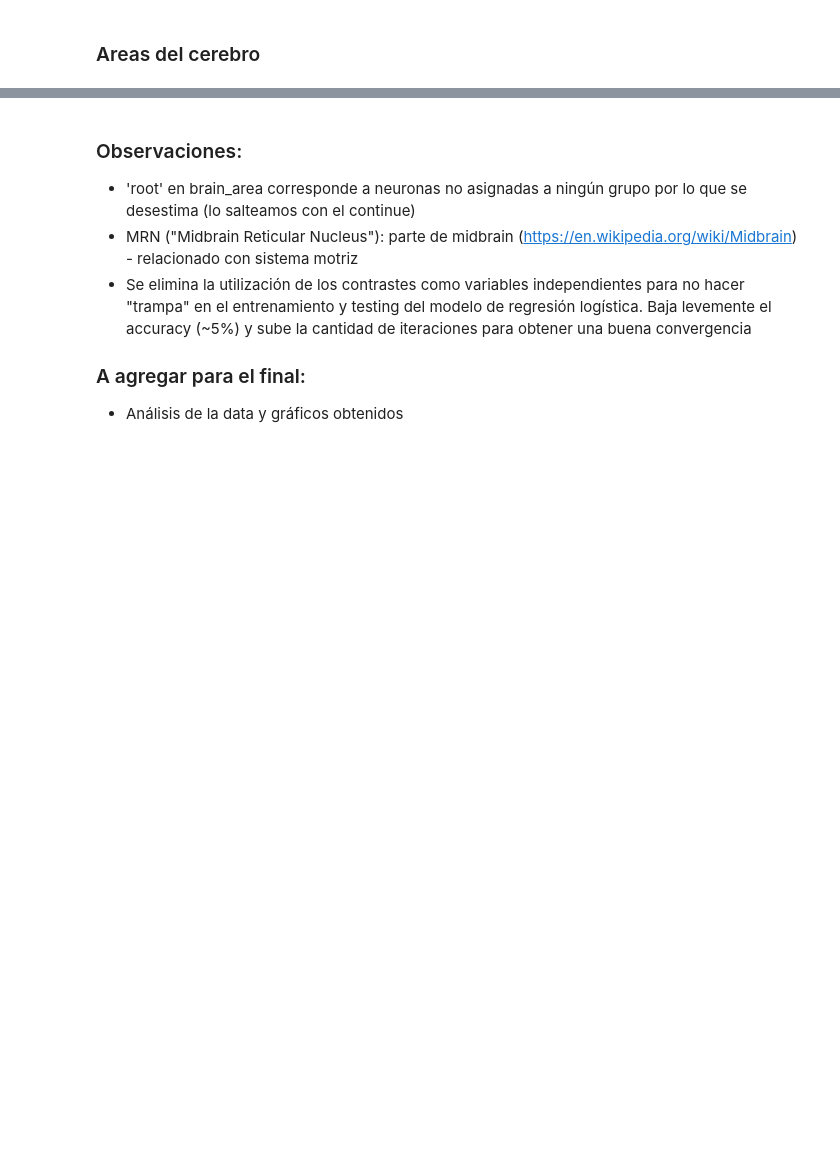
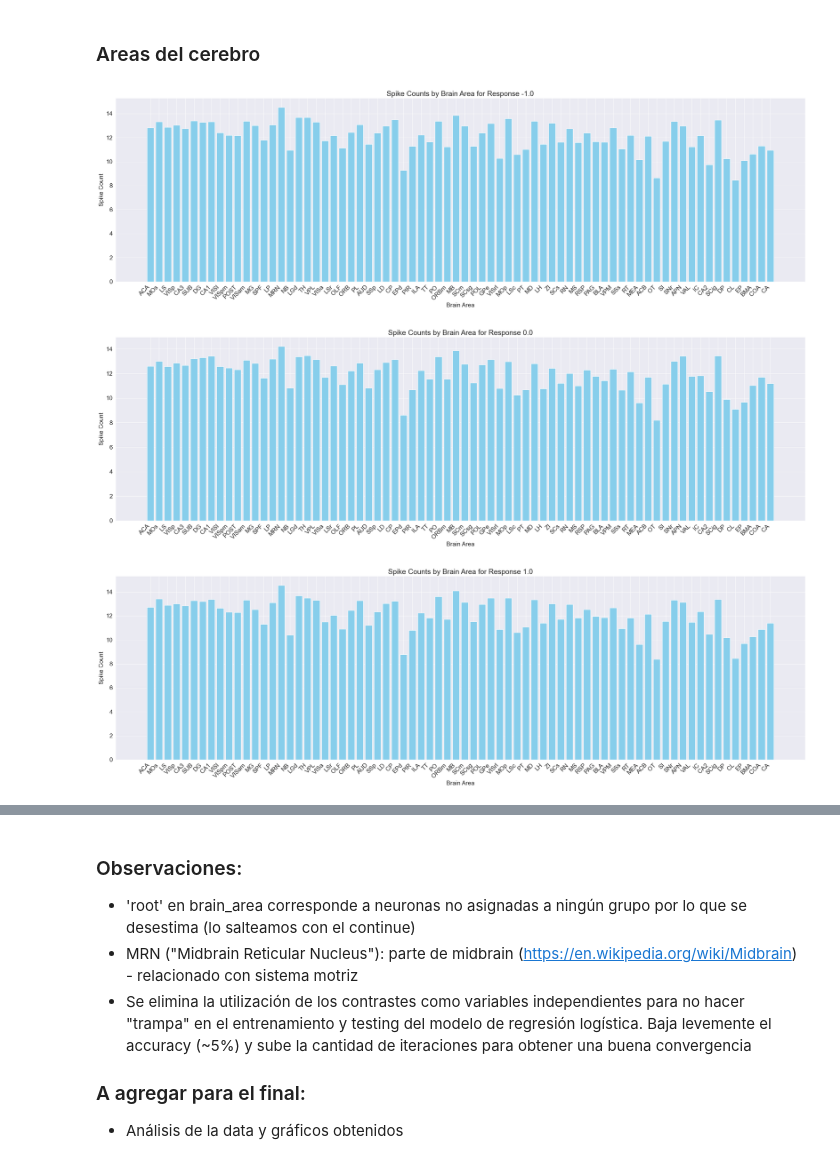
Before and after one commit to ImNotGone/NC-Final, a Jupyter notebook: TP_NC_Final_Bosetti_Martone.ipynb, the cells around one changed output, grey strips where cells are left out. Drawn from its saved outputs; the diff is of its cells as text; code cells hidden in the pictures; blank space fills up the shorter version.

```diff
--- a/TP_NC_Final_Bosetti_Martone.ipynb
+++ b/TP_NC_Final_Bosetti_Martone.ipynb
@@ -360,30 +359,39 @@ for session in alldat:
 
             response_area_spike_counts[key][inner_key] += aux[key][inner_key]
 
-# Bar plots
+
 for response in response_area_spike_counts:
-    areas = list(response_area_spike_counts[response].keys())
-    spike_count = [math.log(response_area_spike_counts[response][area]) for area in areas]
-
-    plt.figure(figsize=(25, 6))
-    plt.bar(areas, spike_count, color='skyblue')
-    plt.xlabel('Brain Area')
-    plt.ylabel('Spike Count')
-    plt.title(f'Spike Counts by Brain Area for Response {response}')
-    plt.xticks(rotation=45, ha="right")
-    plt.tight_layout()
-    plt.show()
+    for area, spike_count in response_area_spike_counts[response].items():
+        response_area_spike_counts[response][area] = math.log(spike_count)  # Normalize by the number of sessions
 
 # Heatmap
 data = []
 for response, areas in response_area_spike_counts.items():
     for area, spike_count in areas.items():
-        data.append({'Response': response, 'Brain Area': area, 'Spike Count': math.log(spike_count)})
+        data.append({'Response': response, 'Brain Area': area, 'Spike Count': spike_count})
 df = pd.DataFrame(data)
 
 pivot_df = df.pivot(index="Brain Area", columns="Response", values="Spike Count")
-
-plt.figure(figsize=(12, 25))
-sns.heatmap(pivot_df, annot=True, cmap="viridis", fmt="g")
-plt.title('Spike Counts for Each Brain Area for Each Response')
-plt.show()
+# %%
+# Bar plots
+for response in response_area_spike_counts:
+    areas = list(response_area_spike_counts[response].keys())
+    spike_count = [response_area_spike_counts[response][area] for area in areas]
+
+    plt.figure(figsize=(25, 8))
+    plt.bar(areas, spike_count, color='skyblue')
+    plt.xlabel('Brain Area')
+    plt.ylabel('Spike Count')
+    plt.title(f'Spike Counts by Brain Area for Response {response}')
+    plt.xticks(rotation=45, ha="right")
+    plt.tight_layout()
+    plt.show()
+
+plt.figure(figsize=(10, 20))
+sns.heatmap(pivot_df, annot=True, cmap="viridis", fmt="g")
+plt.title('Spike Counts for Each Brain Area for Each Response')
+plt.show()
+# %% [output]
+[figure, added]
+[figure, added]
+[figure, added]
```
Also changed, not shown: parts of 6 cells of this notebook.
